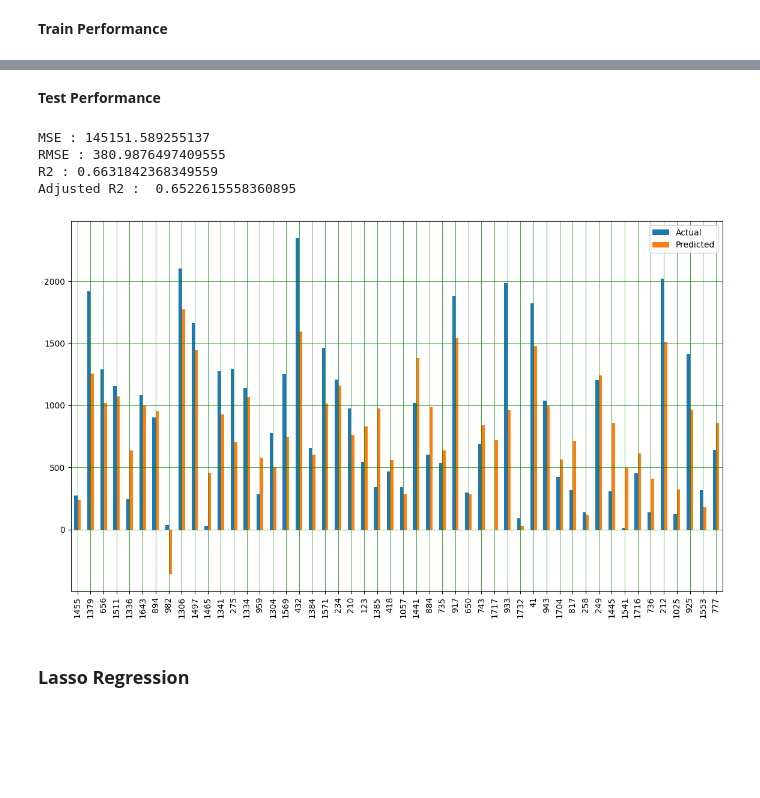
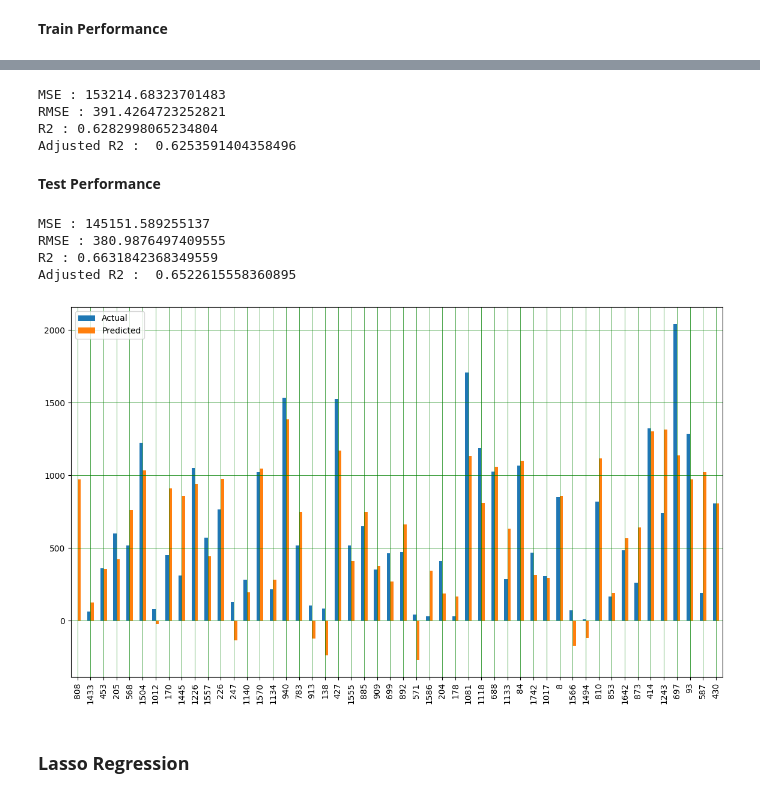
Before and after one commit to PrashantShrivastava1612/Bike-Sharing-Demand-Prediction, a Jupyter notebook: Bike_Sharing_Demand_Prediction.ipynb, the cells around one changed output, grey strips where cells are left out. Saved outputs shown, nothing was run; the diff lists cells and outputs as text; code cells hidden in the pictures; blank space fills up the shorter version.

```diff
--- a/Bike_Sharing_Demand_Prediction.ipynb
+++ b/Bike_Sharing_Demand_Prediction.ipynb
@@ -813,3 +849,17 @@ X_test = scaler.transform(X_test)
+# %%
+#Defining a funtion for visualization of results
+def plot_predictions(y_test, y_pred):
+
+  '''This function plots 50 random samples of target variable predictions vs actual values of target variable.'''
+
+  #Dataframe of actual vs predicted values
+  predictions = pd.DataFrame({'Actual': y_test, 'Predicted': y_pred})
+
+  #Random sampling from predictions dataframe and plotting
+  predictions.sample(50).plot(kind='bar',figsize=(14,8))
+  plt.grid(which='major', linestyle='-', linewidth='0.5', color='green')
+  plt.grid(which='minor', linestyle=':', linewidth='0.5', color='black')
+  plt.show()
 # %% [markdown]
 ### **Linear Regression**
 # %%
@@ -849,22 +879,10 @@ Adjusted R2 :  0.6253591404358496
+# %%
+#Model Performance on training data
+train_performance(y_train, y_pred_train)
+# %% [output]
+MSE : 153214.68323701483
+RMSE : 391.4264723252821
+R2 : 0.6282998065234804
+Adjusted R2 :  0.6253591404358496
 # %% [markdown]
 **Test Performance**
-# %%
-#Mean Squared Error
-MSE  = mean_squared_error((y_test), (y_pred))
-print("MSE :" , MSE)
-
-#Root Mean Squared Eror
-RMSE = np.sqrt(MSE)
-print("RMSE :" ,RMSE)
-
-#R2 score
-r2 = r2_score((y_test), (y_pred))
-print("R2 :" ,r2)
-
-#Adjusted R2 score
-print("Adjusted R2 : ",1-(1-r2_score((y_test), (y_pred)))*((X_test.shape[0]-1)/(X_test.shape[0]-X_test.shape[1]-1)))
-# %% [output]
-MSE : 145151.589255137
-RMSE : 380.9876497409555
-R2 : 0.6631842368349559
-Adjusted R2 :  0.6522615558360895
@@ -874,11 +889,16 @@ predictions = pd.DataFrame({'Actual': y_test, 'Predicted': y_pred})
-# %%
-#Random sampling from predictions dataframe and plotting
-predictions.sample(50).plot(kind='bar',figsize=(14,8))
-plt.grid(which='major', linestyle='-', linewidth='0.5', color='green')
-plt.grid(which='minor', linestyle=':', linewidth='0.5', color='black')
-plt.show()
-# %% [output]
-[figure, removed]
+# %%
+#Model Performance on test data
+test_performance(y_test, y_pred)
+# %% [output]
+MSE : 145151.589255137
+RMSE : 380.9876497409555
+R2 : 0.6631842368349559
+Adjusted R2 :  0.6522615558360895
+# %%
+#Comparing predictions with actual values
+plot_predictions(y_test, y_pred)
+# %% [output]
+[figure, added]
 # %% [markdown]
 ### **Lasso Regression**
 # %%
```
Also changed, not shown: parts of 41 cells of this notebook.
